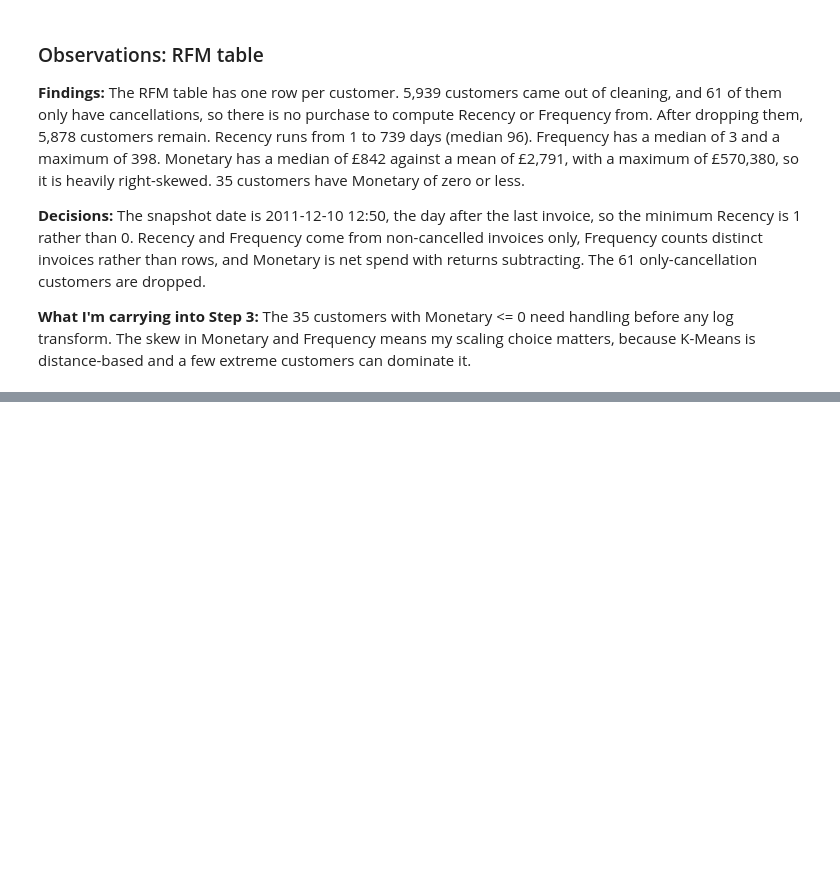
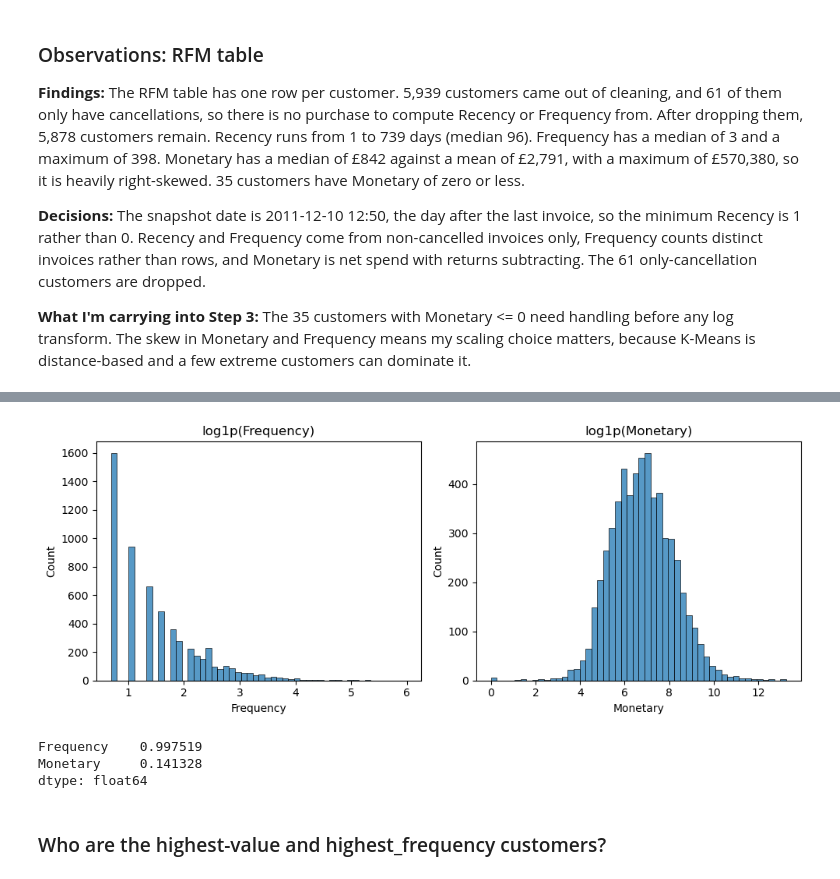
Before and after one commit to ashandx/customer-segmentation-clustering, a Jupyter notebook: notebooks/eda.ipynb, the cells around one changed output, grey strips where cells are left out. Saved outputs shown, nothing was run; the diff lists cells and outputs as text; code cells hidden in the pictures; blank space fills up the shorter version.

```diff
--- a/notebooks/eda.ipynb
+++ b/notebooks/eda.ipynb
@@ -614,0 +638,21 @@ matters, because K-Means is distance-based and a few extreme customers can domin
+# %%
+LOG_COLUMNS = ["Frequency", "Monetary"]
+
+# log1p is only defined above -1, so drop Monetary <= 0 for this view only
+positive_rfm = rfm[rfm["Monetary"] > 0]
+
+fig, axes = plt.subplots(1, 2, figsize=(10, 4))
+for ax, column in zip(axes, LOG_COLUMNS):
+    sns.histplot(np.log1p(positive_rfm[column]), bins=HIST_BINS, ax=ax)
+    ax.set_title(f"log1p({column})")
+plt.tight_layout()
+plt.show()
+
+print(np.log1p(positive_rfm[LOG_COLUMNS]).skew())
+# %% [output]
+[figure, added]
+Frequency    0.997519
+Monetary     0.141328
+dtype: float64
+# %% [markdown]
+### Who are the highest-value and highest_frequency customers?
```
Also changed, not shown: parts of 11 cells of this notebook, 2 other files.
